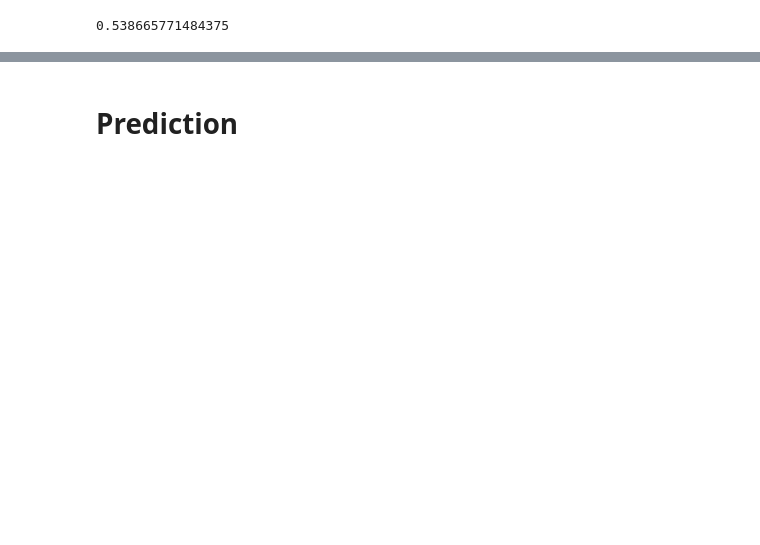
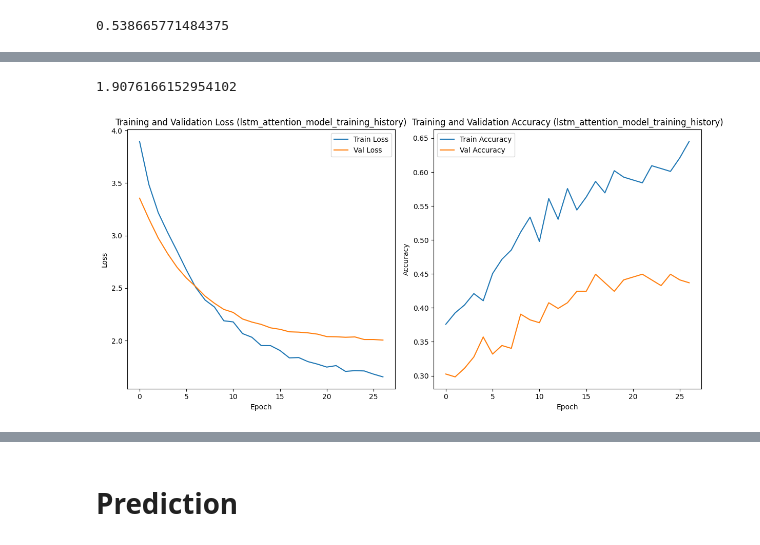
Before and after one commit to RuiFSP/mlzoomcamp2024-final-project, a Jupyter notebook: notebooks/04_train_model.ipynb, the cells around one changed output, grey strips where cells are left out. Cells and saved outputs as stored; diff of their text form; code cells hidden in the pictures; blank space fills up the shorter version.

```diff
--- a/notebooks/04_train_model.ipynb
+++ b/notebooks/04_train_model.ipynb
@@ -446,0 +549,14 @@ Ensemble Model Accuracy: 0.65
+# %%
+# save the model
+path_to_save_model_lstm_attention = os.path.join('..','models','model_lstm_attention.keras')
+
+model_lstm_attention.save(path_to_save_model_lstm_attention)
+
+# how many MB the model is
+os.path.getsize(path_to_save_model_lstm_attention) / (1024 * 1024)  # in MB
+# %% [output]
+1.9076166152954102
+# %%
+plot_training_history(history_lstm, name='lstm_attention_model_training_history')
+# %% [output]
+[figure, added]
```
Also changed, not shown: parts of 42 cells of this notebook, 32 other files.
